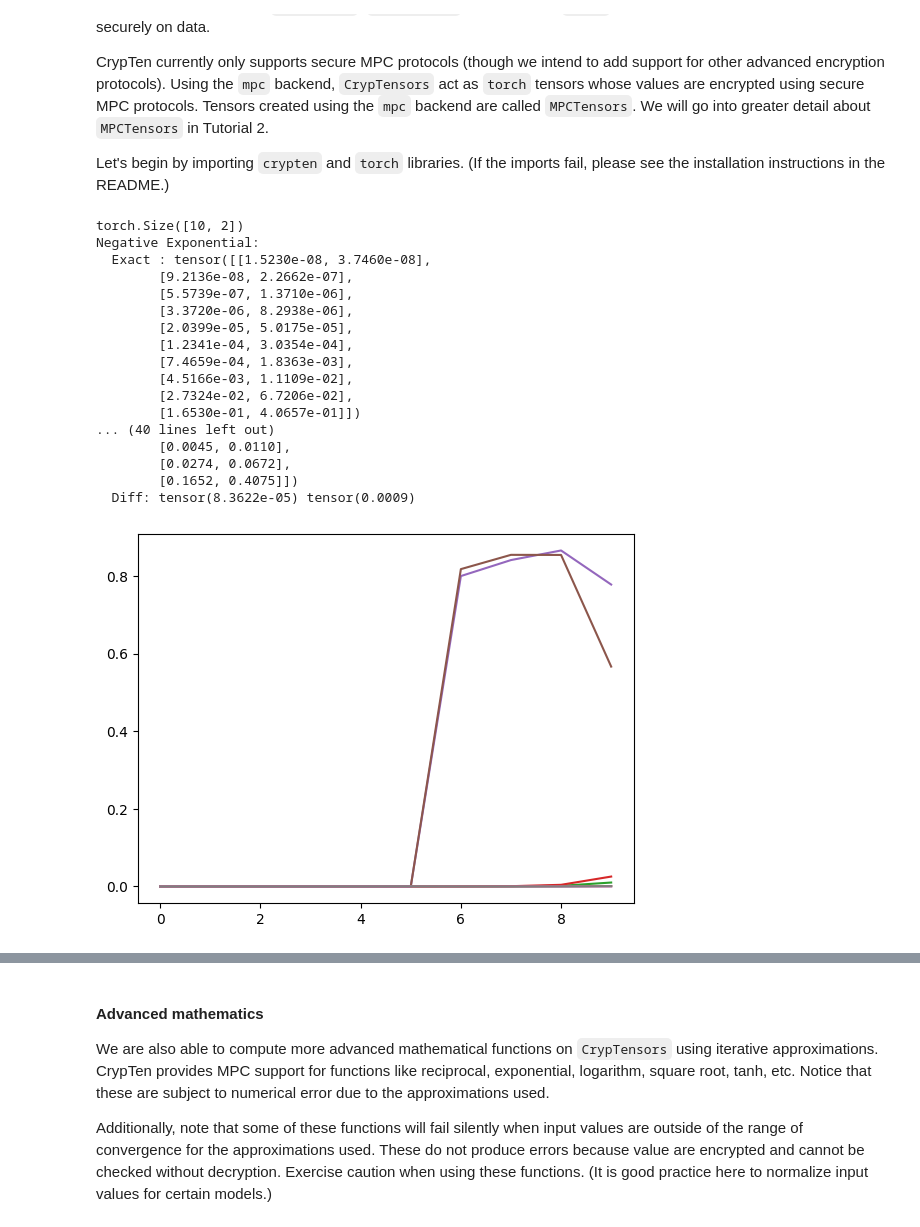
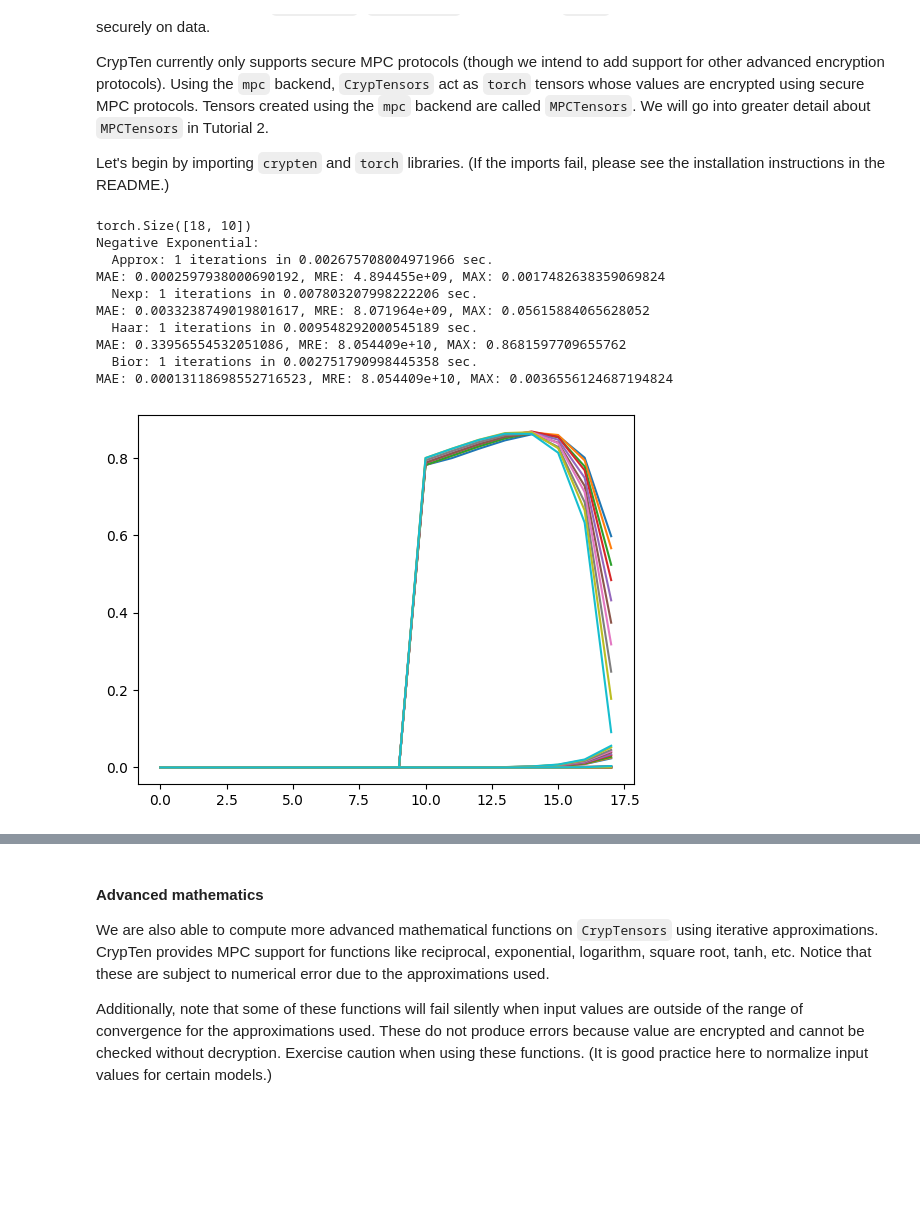
Before and after one commit to jimouris/curl, a Jupyter notebook: tutorials/Tutorial_0_Function_Approximations.ipynb, the cells around one changed output, grey strips where cells are left out. Saved outputs shown, nothing was run; the diff lists cells and outputs as text; code cells hidden in the pictures; blank space fills up the shorter version.

```diff
--- a/tutorials/Tutorial_0_Function_Approximations.ipynb
+++ b/tutorials/Tutorial_0_Function_Approximations.ipynb
@@ -25,64 +25,65 @@ logging.getLogger().setLevel(logging.INFO)
 # %%
 def print_diff(x, z_enc):
     diff = (x - z_enc.get_plain_text()).abs()
-    print("  Diff:", diff.mean(), diff.max())
+    relative = ((x - z_enc.get_plain_text()) / (z_enc.get_plain_text()+2.2e-16)).abs()
+    print(f"MAE: {diff.mean()}, MRE: {relative.mean():e}, MAX: {diff.max()}")
     # print(diff[:print_terms])
     plt.plot(diff)
 num_iters = 1
-print_terms = 18
+print_terms = 1
+
+def print_app(name, end_time, start_time):
+    print(f"  {name}: {num_iters} iterations in {end_time - start_time} sec.") # : {z_enc.get_plain_text()[:print_terms]}")
 # %%
 #Construct example input CrypTensor
-x = torch.arange(-18, 0, 0.9)
-x = x.reshape([10, 2])
+x = torch.arange(-18, 0, 0.1)
+x = x.reshape([18, 10])
 print(x.size())
 # x = torch.tensor([0.01, 0.5])
 x_enc = crypten.cryptensor(x)
 
 print("Negative Exponential:")
-print("  Exact :", x.exp()[:print_terms])
+# print("  Exact :", x.exp()[:print_terms])
 with cfg.temp_override({"functions.exp_method": 'limit'}):
     start1 = timeit.default_timer()
     for _ in range(num_iters):
         z_enc = x_enc.exp()  # Private
-    print("  Approx:", num_iters, "iterations in",  timeit.default_timer() - start1, "sec.:", z_enc.get_plain_text()[:print_terms])
+    print_app("Approx", timeit.default_timer(), start1)
+    # print("  Approx:", num_iters, "iterations in",  timeit.default_timer() - start1, "sec.:", z_enc.get_plain_text()[:print_terms])
     print_diff(x.exp(), z_enc)
 with cfg.temp_override({"functions.exp_method": 'split', "functions.exp_all_neg": True}):
     start1 = timeit.default_timer()
     for _ in range(num_iters):
         z_enc = x_enc.exp()  # Private
-    print("  Nexp   :", num_iters, "iterations in",  timeit.default_timer() - start1, "sec.:", z_enc.get_plain_text()[:print_terms])
+    # print("  Nexp   :", num_iters, "iterations in",  timeit.default_timer() - start1, "sec.:", z_enc.get_plain_text()[:print_terms])
+    print_app("Nexp", timeit.default_timer(), start1)
     print_diff(x.exp(), z_enc)
 with cfg.temp_override({"functions.exp_method": 'haar', "functions.exp_all_neg": True}):
     start1 = timeit.default_timer()
     for _ in range(num_iters):
         z_enc = x_enc.exp()  # Private
-    print("  Haar   :", num_iters, "iterations in",  timeit.default_timer() - start1, "sec.:", z_enc.get_plain_text()[:print_terms])
+    # print("  Haar   :", num_iters, "iterations in",  timeit.default_timer() - start1, "sec.:", z_enc.get_plain_text()[:print_terms])
+    print_app("Haar", timeit.default_timer(), start1)
     print_diff(x.exp(), z_enc)
 with cfg.temp_override({"functions.exp_method": 'bior', "functions.exp_all_neg": True}):
     start1 = timeit.default_timer()
     for _ in range(num_iters):
         z_enc = x_enc.exp()  # Private
-    print("  Bior   :", num_iters, "iterations in",  timeit.default_timer() - start1, "sec.:", z_enc.get_plain_text()[:print_terms])
+    # print("  Bior   :", num_iters, "iterations in",  timeit.default_timer() - start1, "sec.:", z_enc.get_plain_text()[:print_terms])
+    print_app("Bior", timeit.default_timer(), start1)
     print_diff(x.exp(), z_enc)
 # %% [output]
-torch.Size([10, 2])
+torch.Size([18, 10])
 Negative Exponential:
-  Exact : tensor([[1.5230e-08, 3.7460e-08],
-        [9.2136e-08, 2.2662e-07],
-        [5.5739e-07, 1.3710e-06],
-        [3.3720e-06, 8.2938e-06],
-        [2.0399e-05, 5.0175e-05],
-        [1.2341e-04, 3.0354e-04],
-        [7.4659e-04, 1.8363e-03],
-        [4.5166e-03, 1.1109e-02],
-        [2.7324e-02, 6.7206e-02],
-        [1.6530e-01, 4.0657e-01]])
-... (40 lines left out)
-        [0.0045, 0.0110],
-        [0.0274, 0.0672],
-        [0.1652, 0.4075]])
-  Diff: tensor(8.3622e-05) tensor(0.0009)
+  Approx: 1 iterations in 0.002675708004971966 sec.
+MAE: 0.0002597938000690192, MRE: 4.894455e+09, MAX: 0.0017482638359069824
+  Nexp: 1 iterations in 0.007803207998222206 sec.
+MAE: 0.0033238749019801617, MRE: 8.071964e+09, MAX: 0.05615884065628052
+  Haar: 1 iterations in 0.009548292000545189 sec.
+MAE: 0.33956554532051086, MRE: 8.054409e+10, MAX: 0.8681597709655762
+  Bior: 1 iterations in 0.002751790998445358 sec.
+MAE: 0.00013118698552716523, MRE: 8.054409e+10, MAX: 0.0036556124687194824
-[figure, old version]
+[figure, new version]
 # %%
 plt.plot(z_enc.get_plain_text())
 # %% [output]
```
Also changed, not shown: parts of 14 cells of this notebook, 5 other files.
